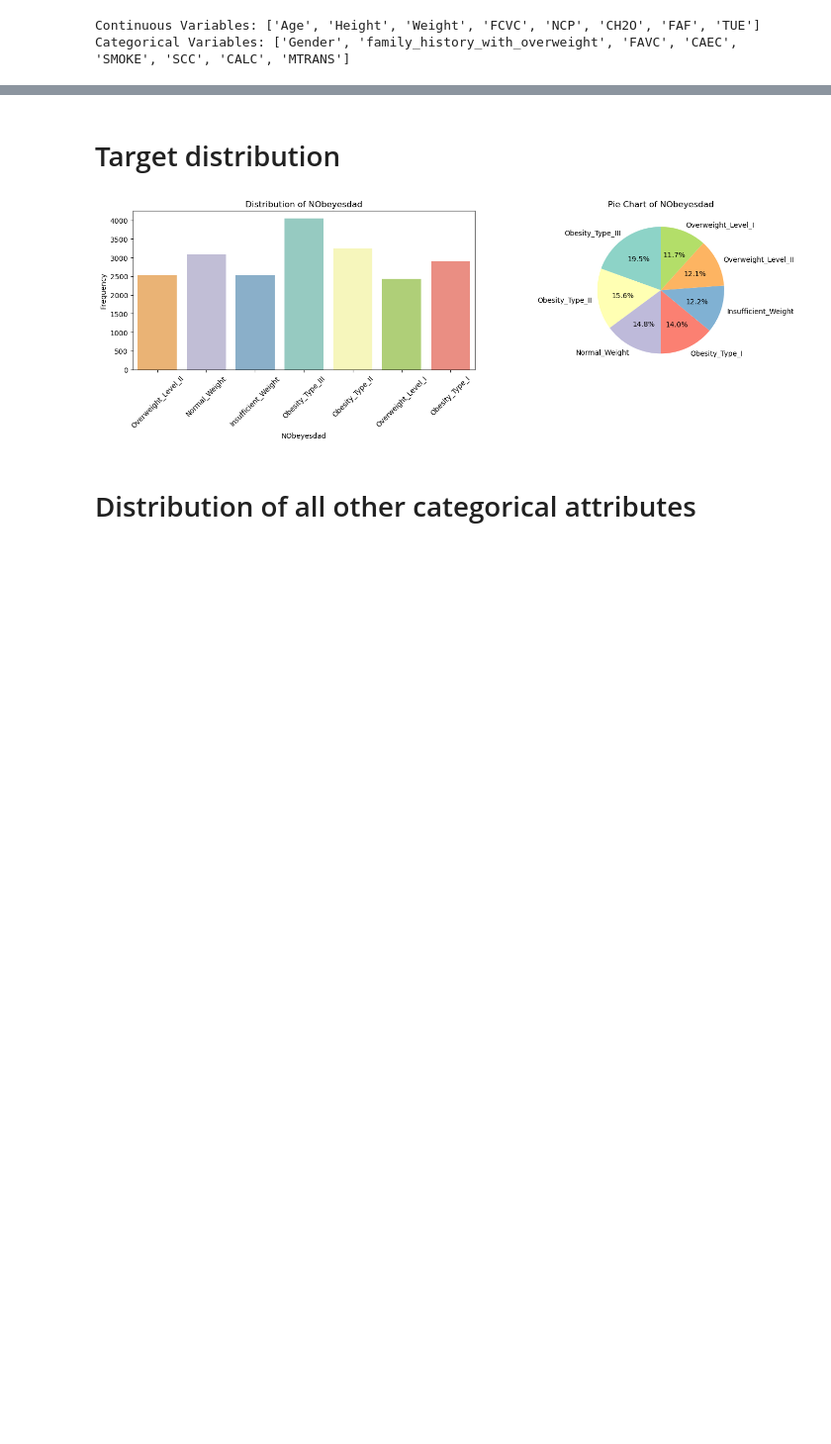
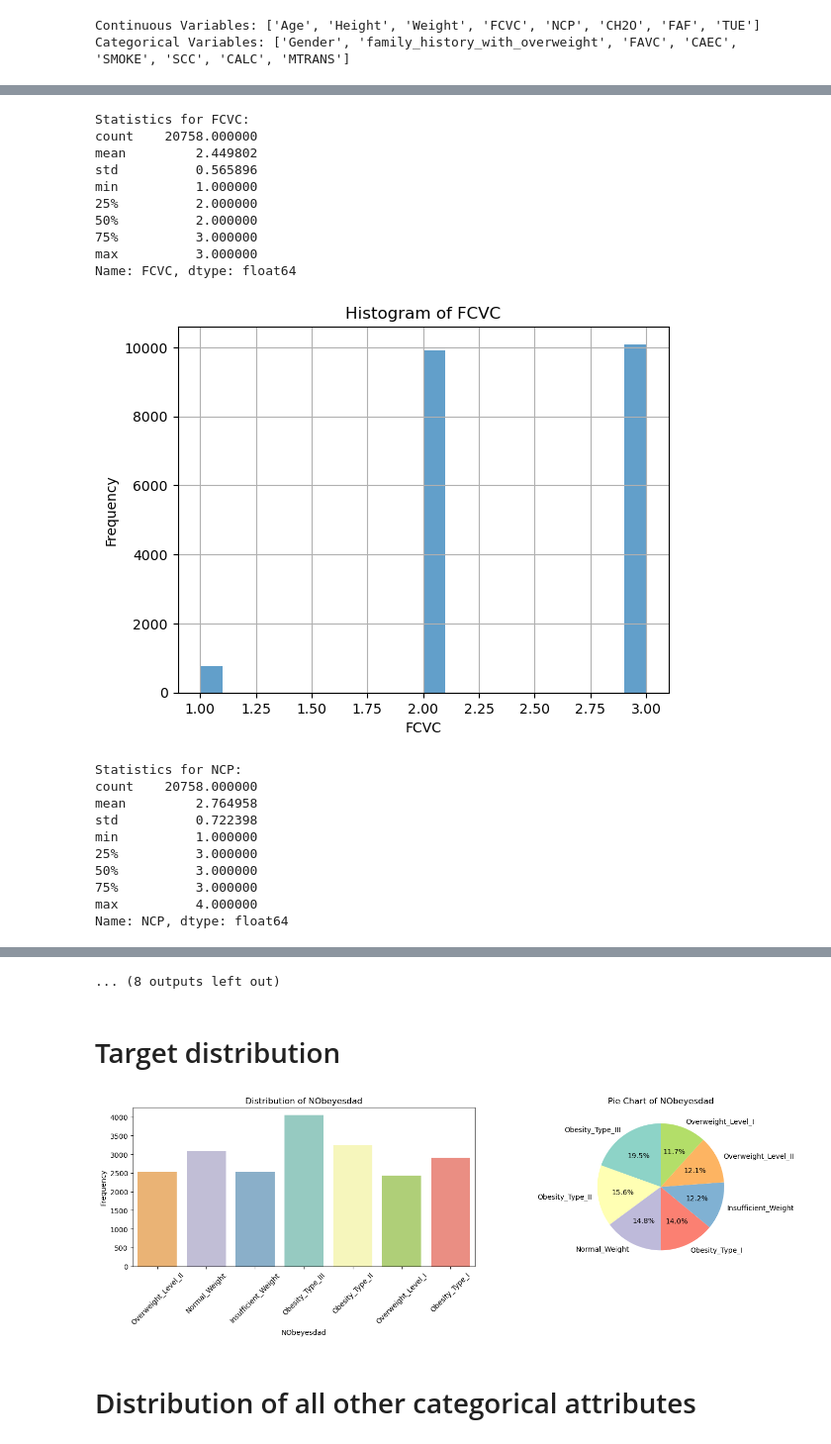
Before and after one commit to Sandia-Kumari/CIND820Project, a Jupyter notebook: EDA.ipynb, the cells around one changed output, grey strips where cells are left out. Shown at 99% size. Cells and saved outputs as stored; diff of their text form; code cells hidden in the pictures; blank space fills up the shorter version.

```diff
--- a/EDA.ipynb
+++ b/EDA.ipynb
@@ -188,0 +314,4 @@ Categorical Variables: ['Gender', 'family_history_with_overweight', 'FAVC', 'CAE
+# %%
+# Round the age to the nearest whole number
+df = df_train_d
+df['age_rounded'] = df['Age'].round().astype(int)
@@ -188,0 +361,74 @@ Categorical Variables: ['Gender', 'family_history_with_overweight', 'FAVC', 'CAE
+# %%
+
+
+
+df_original = df.copy()
+
+# This function will help to analyze the distribution of the data before and after transformation
+def analyze_data(column):
+    print(f"Statistics for {column}:")
+    print(df[column].describe())
+    df[column].hist(bins=20, alpha=0.7)
+    plt.title(f"Histogram of {column}")
+    plt.xlabel(column)
+    plt.ylabel("Frequency")
+    plt.show()
+
+# Analyze each attribute
+attributes = ['FCVC', 'NCP', 'CH2O', 'FAF', 'TUE']
+for attribute in attributes:
+    analyze_data(attribute)
+
+# Round the float values to the nearest integer
+df['FCVC'] = df['FCVC'].round().astype(int)
+df['NCP'] = df['NCP'].round().astype(int)
+df['CH2O'] = df['CH2O'].round().astype(int)
+df['FAF'] = df['FAF'].round().astype(int)
+df['TUE'] = df['TUE'].round().astype(int)
+
+# Ensure the values are within the valid range for each attribute
+df['FCVC'] = df['FCVC'].clip(1, 3)
+df['NCP'] = df['NCP'].clip(1, 4)
+df['CH2O'] = df['CH2O'].clip(1, 3)
+df['FAF'] = df['FAF'].clip(0, 3)
+df['TUE'] = df['TUE'].clip(0, 3)
+
+# Function to visualize before and after
+def compare_distributions(attributes):
+    fig, axes = plt.subplots(len(attributes), 2, figsize=(12, len(attributes) * 6))
+    for i, attribute in enumerate(attributes):
+        df_original[attribute].hist(ax=axes[i, 0], bins=20, alpha=0.7)
+        axes[i, 0].set_title(f"Original {attribute}")
+        df[attribute].hist(ax=axes[i, 1], bins=20, alpha=0.7)
+        axes[i, 1].set_title(f"Transformed {attribute}")
+    plt.tight_layout()
+    plt.show()
+
+# Compare distributions for each attribute
+#attributes = ['FCVC', 'NCP', 'CH2O', 'FAF', 'TUE']
+#compare_distributions(attributes)
+# Visualize the data after rounding and clipping
+for attribute in attributes:
+   analyze_data(attribute)
+# %% [output]
+Statistics for FCVC:
+count    20758.000000
+mean         2.449802
+std          0.565896
+min          1.000000
+25%          2.000000
+50%          2.000000
+75%          3.000000
+max          3.000000
+Name: FCVC, dtype: float64
+[figure, added]
+Statistics for NCP:
+count    20758.000000
+mean         2.764958
+std          0.722398
+min          1.000000
+25%          3.000000
+50%          3.000000
+75%          3.000000
+max          4.000000
+Name: NCP, dtype: float64
@@ -188,0 +480 @@ Categorical Variables: ['Gender', 'family_history_with_overweight', 'FAVC', 'CAE
+... (8 outputs left out)
```
Also changed, not shown: parts of 36 cells of this notebook.
